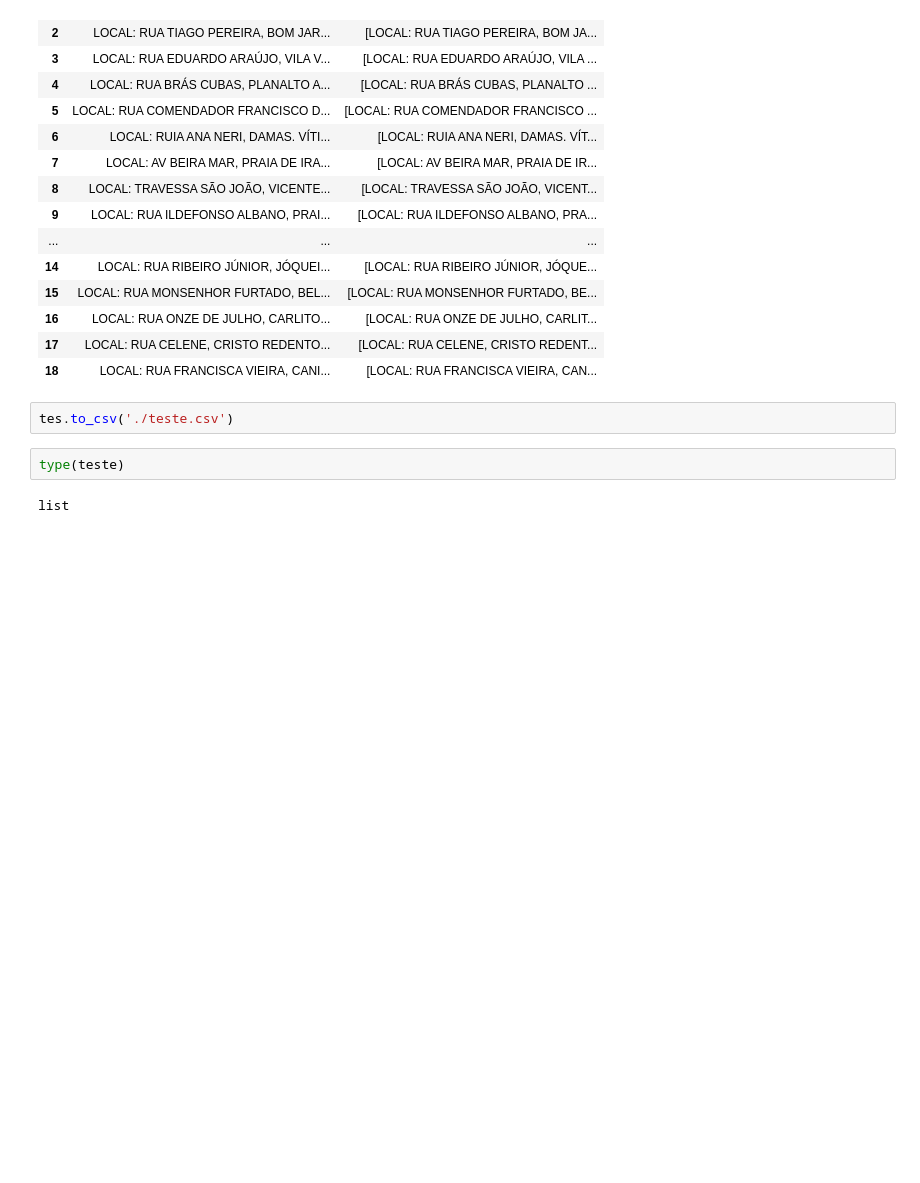
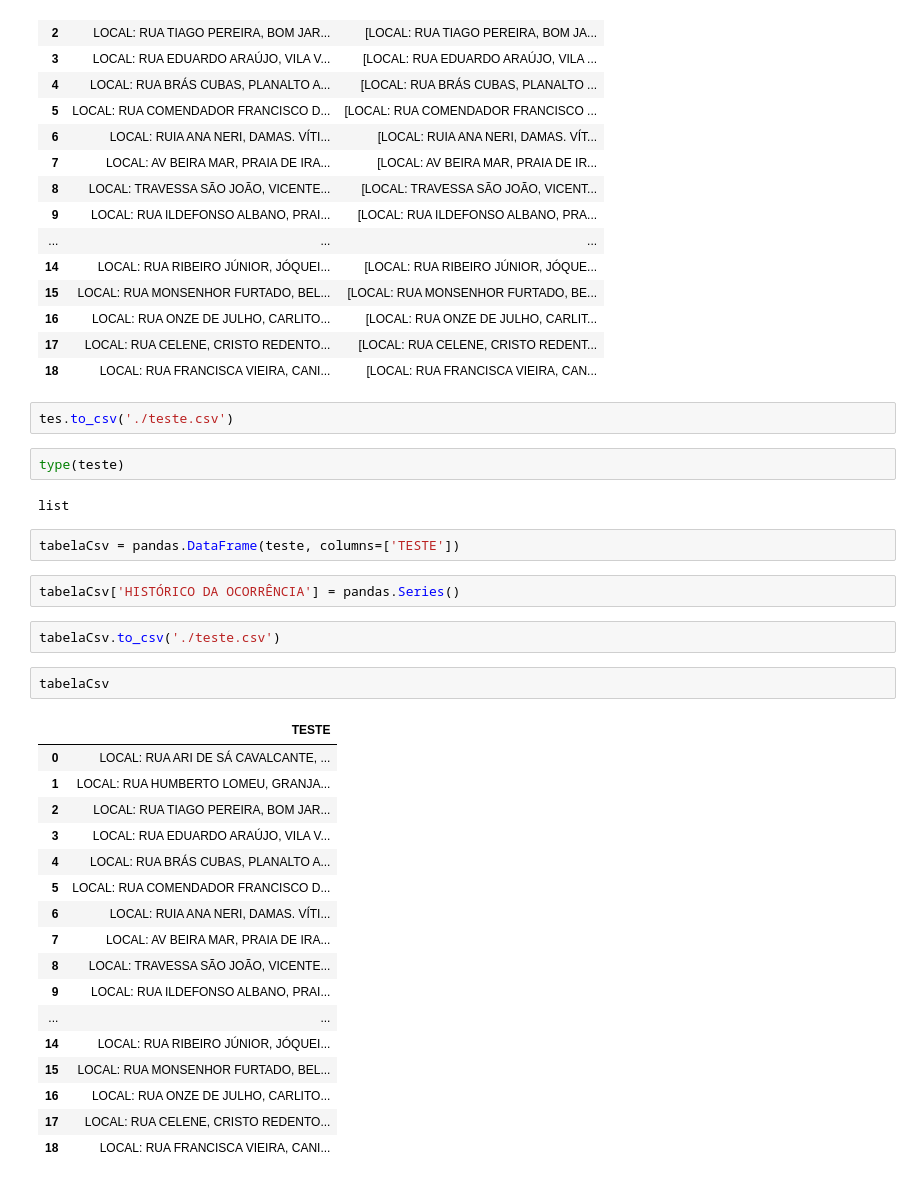
Before and after one commit to netodeolino/TCC, a Jupyter notebook: TCC 01/Extração/Extrator de Entidades.ipynb, the cells around one changed output. Cells and saved outputs as stored; diff of their text form; blank space fills up the shorter version.

```diff
--- a/TCC 01/Extração/Extrator de Entidades.ipynb
+++ b/TCC 01/Extração/Extrator de Entidades.ipynb
@@ -265,3 +265,29 @@ tes.to_csv('./teste.csv')
 type(teste)
 # %% [output]
 list
+# %%
+tabelaCsv = pandas.DataFrame(teste, columns=['TESTE'])
+# %%
+tabelaCsv['HISTÓRICO DA OCORRÊNCIA'] = pandas.Series()
+# %%
+tabelaCsv.to_csv('./teste.csv')
+# %%
+tabelaCsv
+# %% [output]
+|  | TESTE |
+| 0 | LOCAL: RUA ARI DE SÁ CAVALCANTE, ... |
+| 1 | LOCAL: RUA HUMBERTO LOMEU, GRANJA... |
+| 2 | LOCAL: RUA TIAGO PEREIRA, BOM JAR... |
+| 3 | LOCAL: RUA EDUARDO ARAÚJO, VILA V... |
+| 4 | LOCAL: RUA BRÁS CUBAS, PLANALTO A... |
+| 5 | LOCAL: RUA COMENDADOR FRANCISCO D... |
+| 6 | LOCAL: RUIA ANA NERI, DAMAS. VÍTI... |
+| 7 | LOCAL: AV BEIRA MAR, PRAIA DE IRA... |
+| 8 | LOCAL: TRAVESSA SÃO JOÃO, VICENTE... |
+| 9 | LOCAL: RUA ILDEFONSO ALBANO, PRAI... |
+| ... | ... |
+| 14 | LOCAL: RUA RIBEIRO JÚNIOR, JÓQUEI... |
+| 15 | LOCAL: RUA MONSENHOR FURTADO, BEL... |
+| 16 | LOCAL: RUA ONZE DE JULHO, CARLITO... |
+| 17 | LOCAL: RUA CELENE, CRISTO REDENTO... |
+| 18 | LOCAL: RUA FRANCISCA VIEIRA, CANI... |
```
Also changed, not shown: parts of 3 cells of this notebook, 1 other file.
